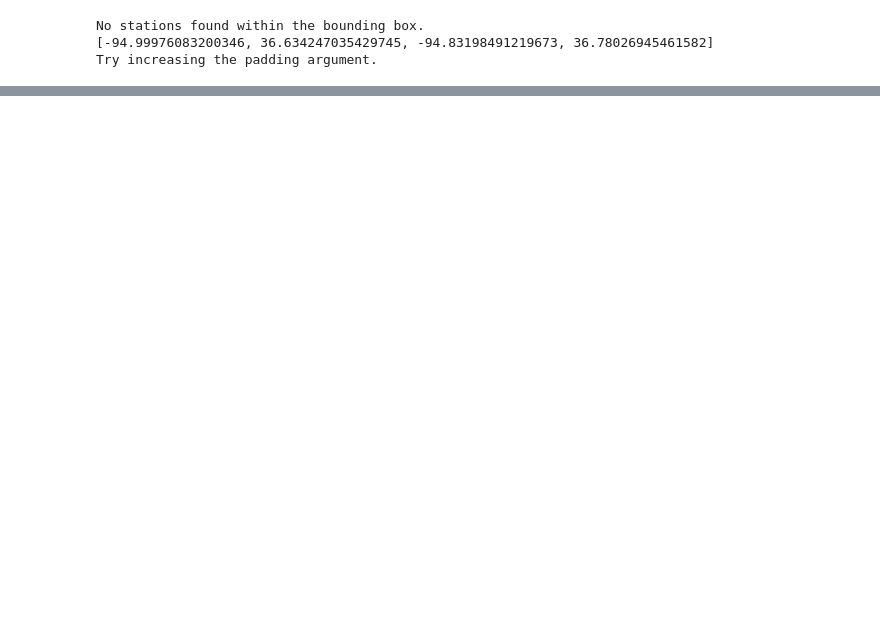
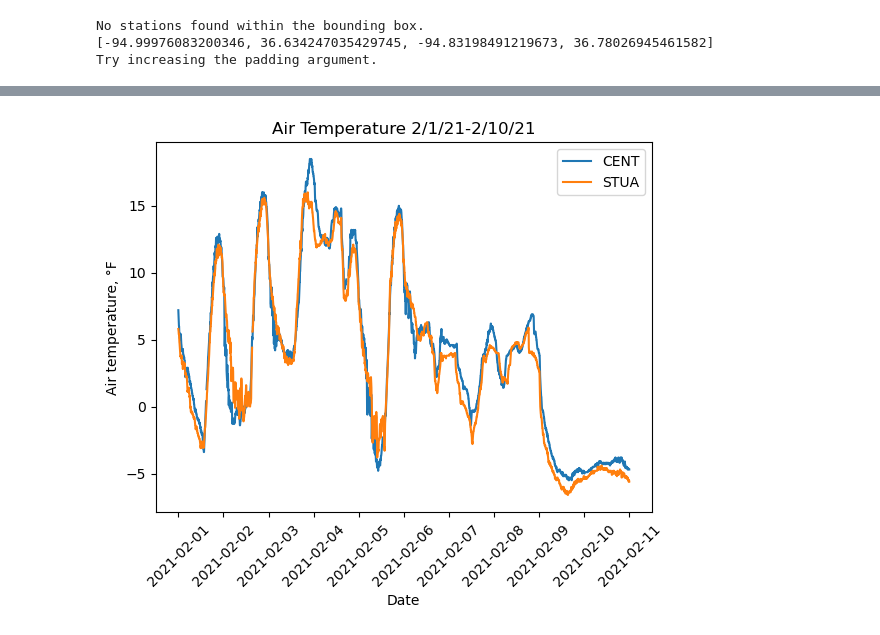
Before and after one commit to bjrubinstein/okmesopy, a Jupyter notebook: examples/examples.ipynb, the cells around one changed output, grey strips where cells are left out. Drawn from its saved outputs; the diff is of its cells as text; code cells hidden in the pictures; blank space fills up the shorter version.

```diff
--- a/examples/examples.ipynb
+++ b/examples/examples.ipynb
@@ -165,0 +233,11 @@ ticks = plt.xticks(rotation = 45)
+# %%
+rep_data = tools.replace_errors(bbox_data)
+for key in bbox_data:
+    plt.plot(rep_data[key]['DATETIME'],rep_data[key]['TAIR'],label=key)
+plt.title('Air Temperature 2/1/21-2/10/21')
+plt.xlabel('Date')
+plt.ylabel('Air temperature, °F')
+plt.legend()
+ticks = plt.xticks(rotation = 45)
+# %% [output]
+[figure, added]
```
Also changed, not shown: parts of 36 cells of this notebook.
